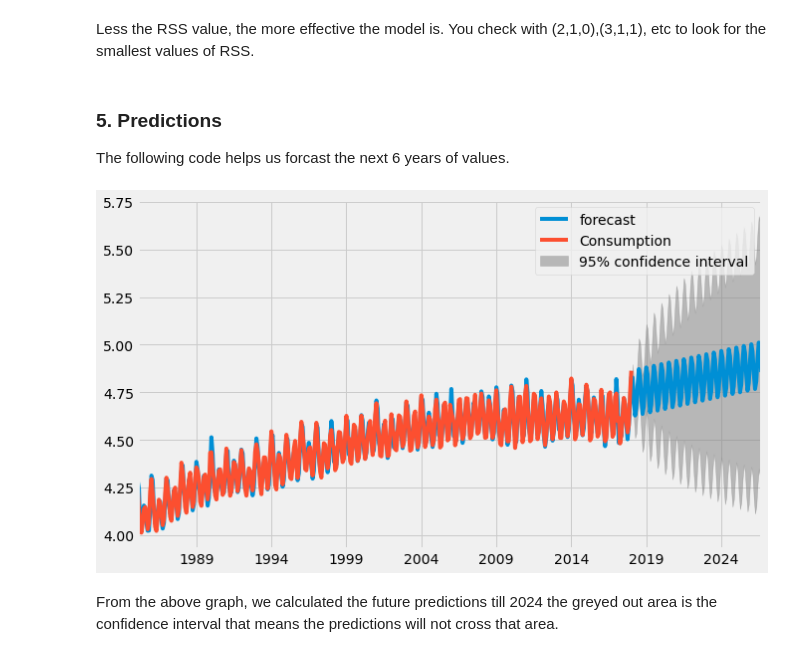
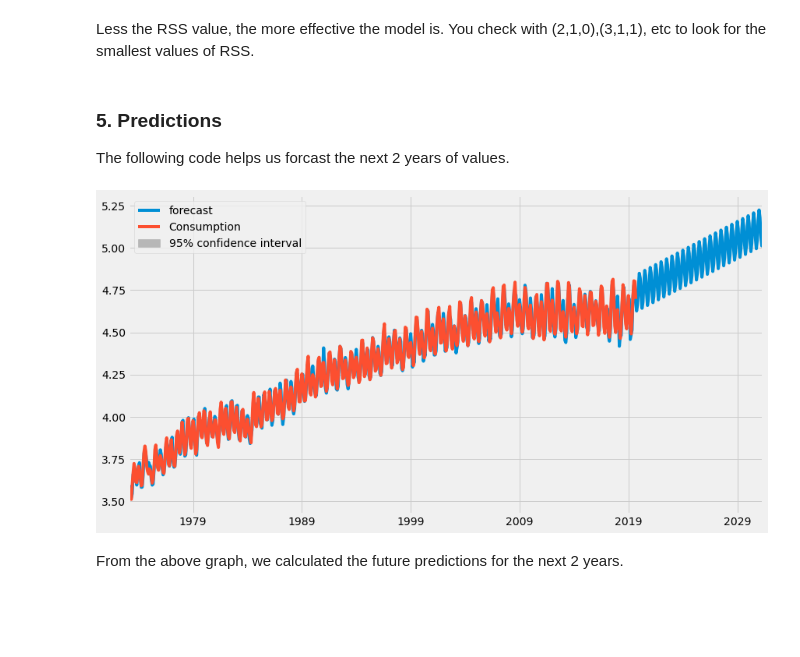
Before and after one commit to lalit-kumr/time_series, a Jupyter notebook: predict-electricity-consumption-diff.ipynb, the cells around one changed output. Saved outputs shown, nothing was run; the diff lists cells and outputs as text; code cells hidden in the pictures; blank space fills up the shorter version.

```diff
--- a/predict-electricity-consumption-diff.ipynb
+++ b/predict-electricity-consumption-diff.ipynb
@@ -425,11 +438,11 @@ Less the RSS value, the more effective the model is. You check with (2,1,0),(3,1
 # %% [markdown]
 ### 5. Predictions
 
-The following code helps us forcast the next 6 years of values.
+The following code helps us forcast the next 2 years of values.
 # %%
-result_AR.plot_predict(1,500)
-x=result_AR.forecast(steps=300)
+result_AR.plot_predict(1,700)
+x= result_AR.forecast()
 # %% [output]
-[figure, old version]
+[figure, new version]
 # %% [markdown]
-From the above graph, we calculated the future predictions till 2024 the greyed out area is the confidence interval that means the predictions will not cross that area.
+From the above graph, we calculated the future predictions for the next 2 years.
```
Also changed, not shown: parts of 6 cells of this notebook.
